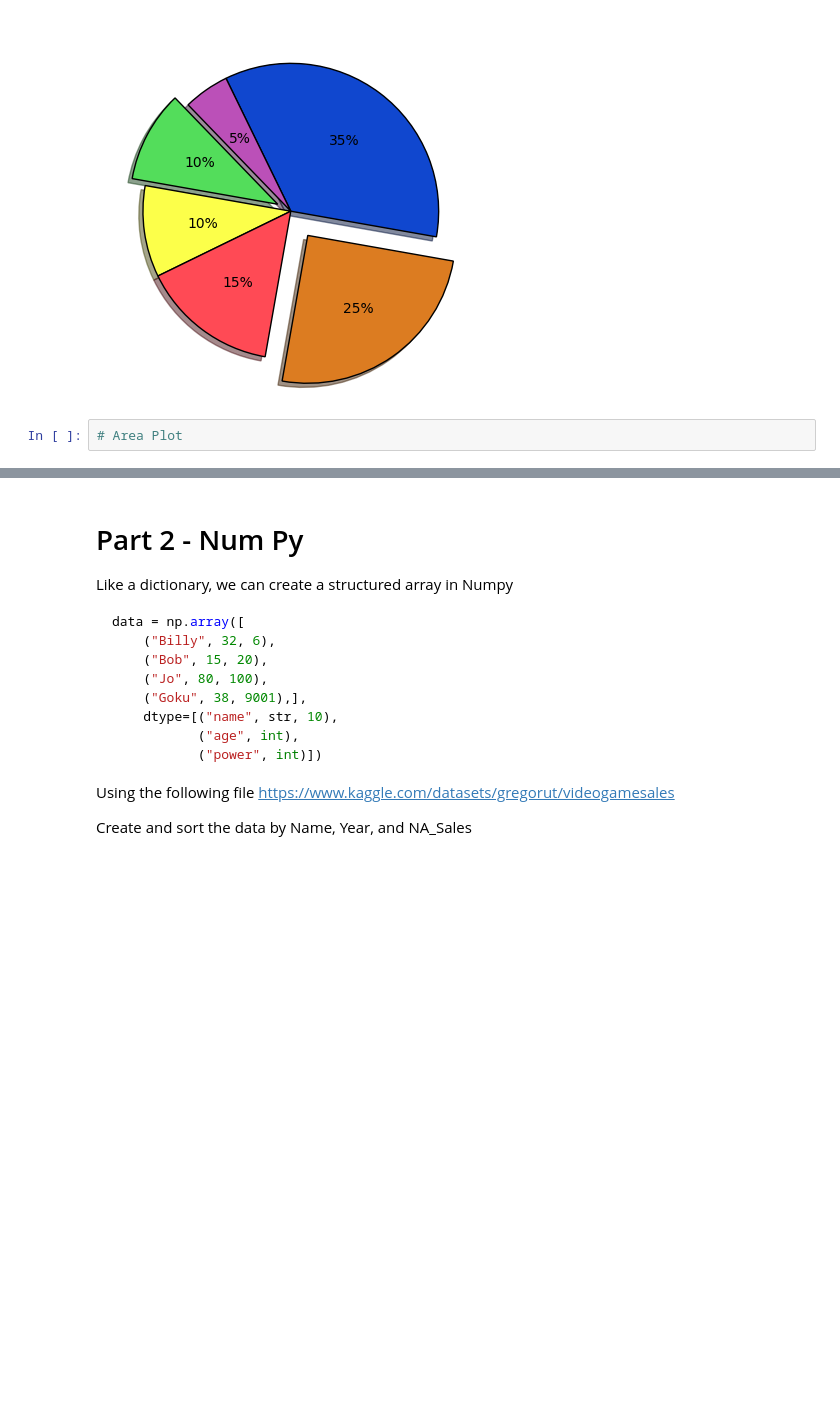
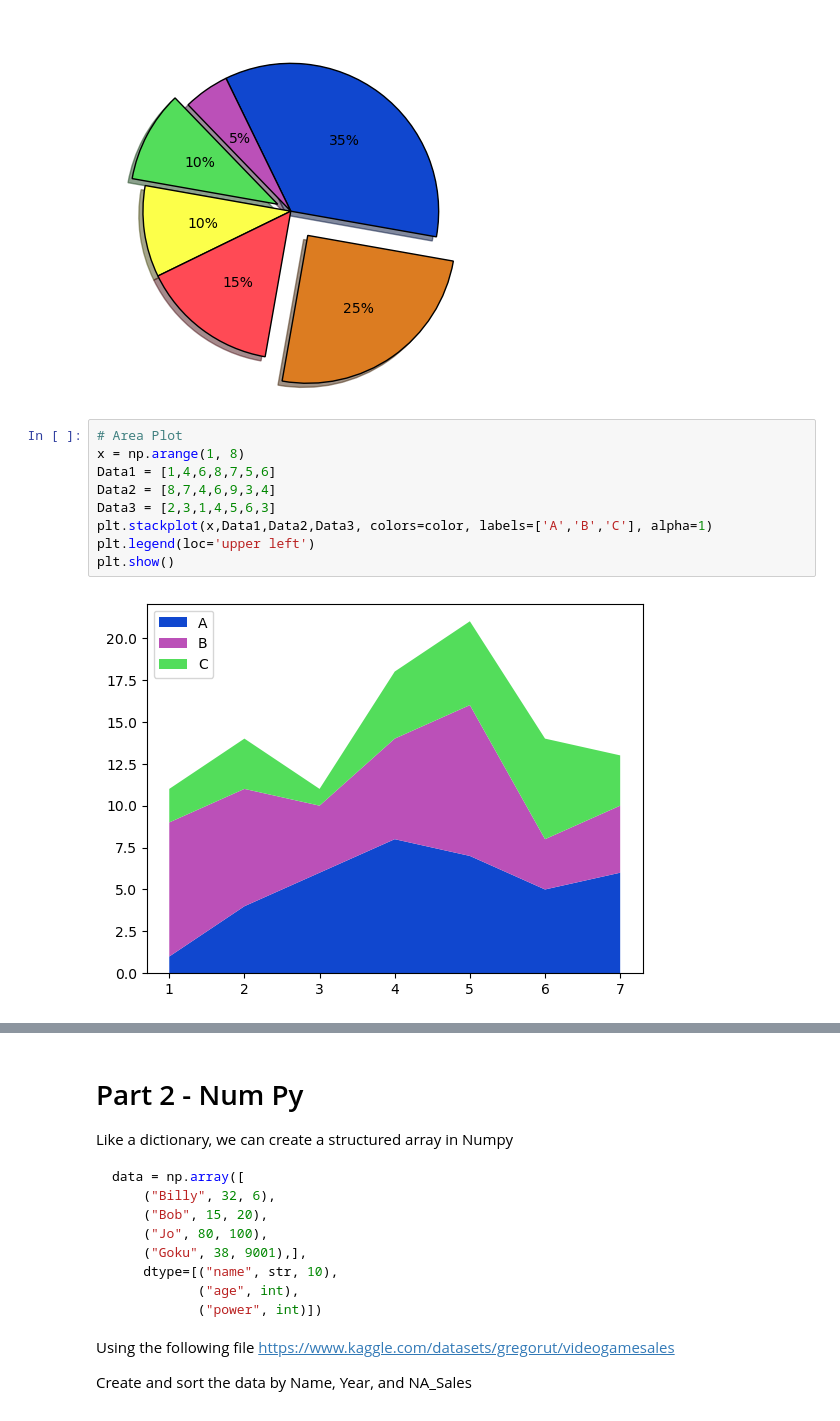
Before and after one commit to ETE4990-S25/homeworkfolder-Variphinx, a Jupyter notebook: Homework/Homework 5/Homework05- MatPlot_NumPy.ipynb, the cells around one changed output, grey strips where cells are left out. Drawn from its saved outputs; the diff is of its cells as text; blank space fills up the shorter version.

```diff
--- a/Homework/Homework 5/Homework05- MatPlot_NumPy.ipynb
+++ b/Homework/Homework 5/Homework05- MatPlot_NumPy.ipynb
@@ -44,5 +42,14 @@ plt.show()
 [figure]
 # %%
 # Area Plot
+x = np.arange(1, 8)
+Data1 = [1,4,6,8,7,5,6]
+Data2 = [8,7,4,6,9,3,4]
+Data3 = [2,3,1,4,5,6,3]
+plt.stackplot(x,Data1,Data2,Data3, colors=color, labels=['A','B','C'], alpha=1)
+plt.legend(loc='upper left')
+plt.show()
+# %% [output]
+[figure, added]
 # %%
 # 3d Plot - Bar Plot
```
Also changed, not shown: parts of 4 cells of this notebook, 2 other files.
